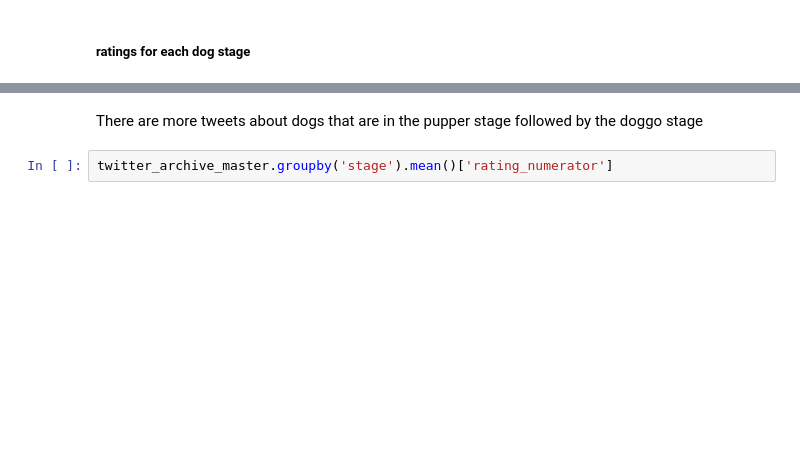
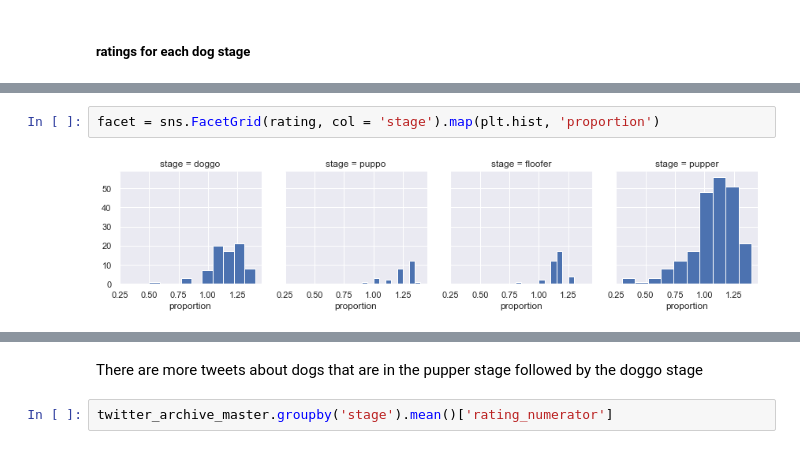
Before and after one commit to Ebrahim94/Twitter-api, a Jupyter notebook: wrangle_act.ipynb, the cells around one changed output, grey strips where cells are left out. Drawn from its saved outputs; the diff is of its cells as text; blank space fills up the shorter version.

```diff
--- a/wrangle_act.ipynb
+++ b/wrangle_act.ipynb
@@ -763,3 +822,7 @@ facet = sns.FacetGrid(rating, col = 'stage').map(plt.hist, 'rating_numerator')
+# %%
+facet = sns.FacetGrid(rating, col = 'stage').map(plt.hist, 'proportion')
+# %% [output]
+[figure, added]
 # %%
 #value counts for dog stages
 twitter_archive_master.stage.value_counts()
```
Also changed, not shown: parts of 52 cells of this notebook.
